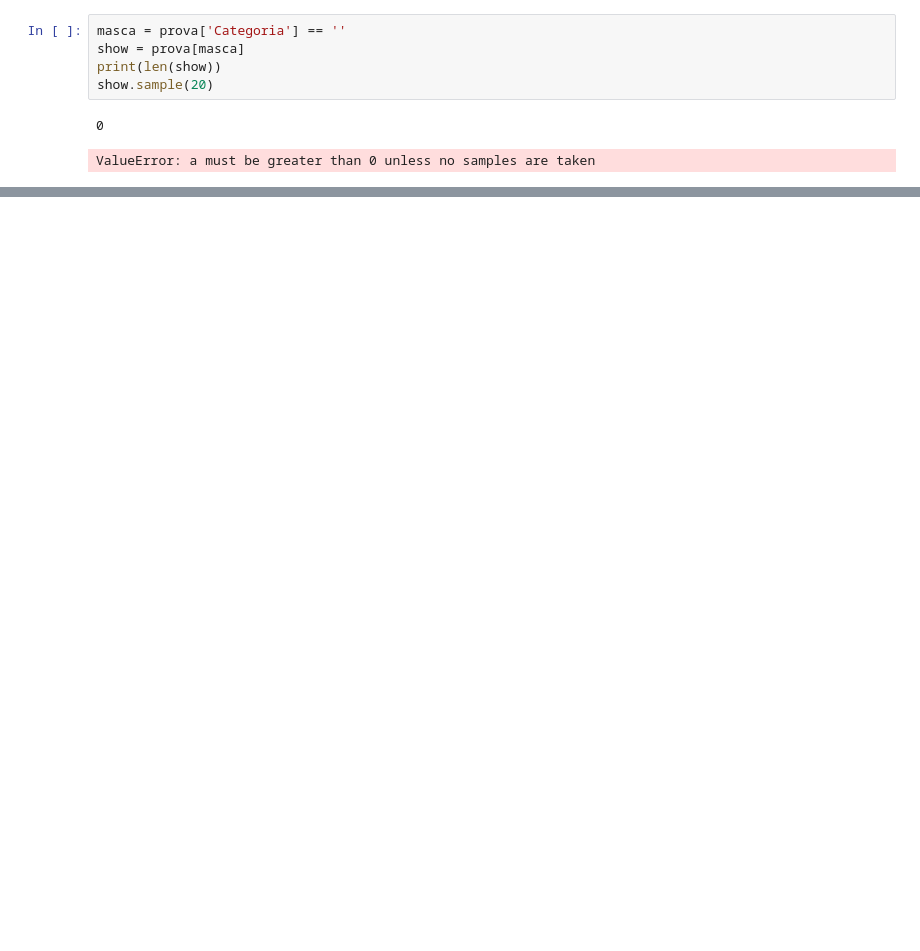
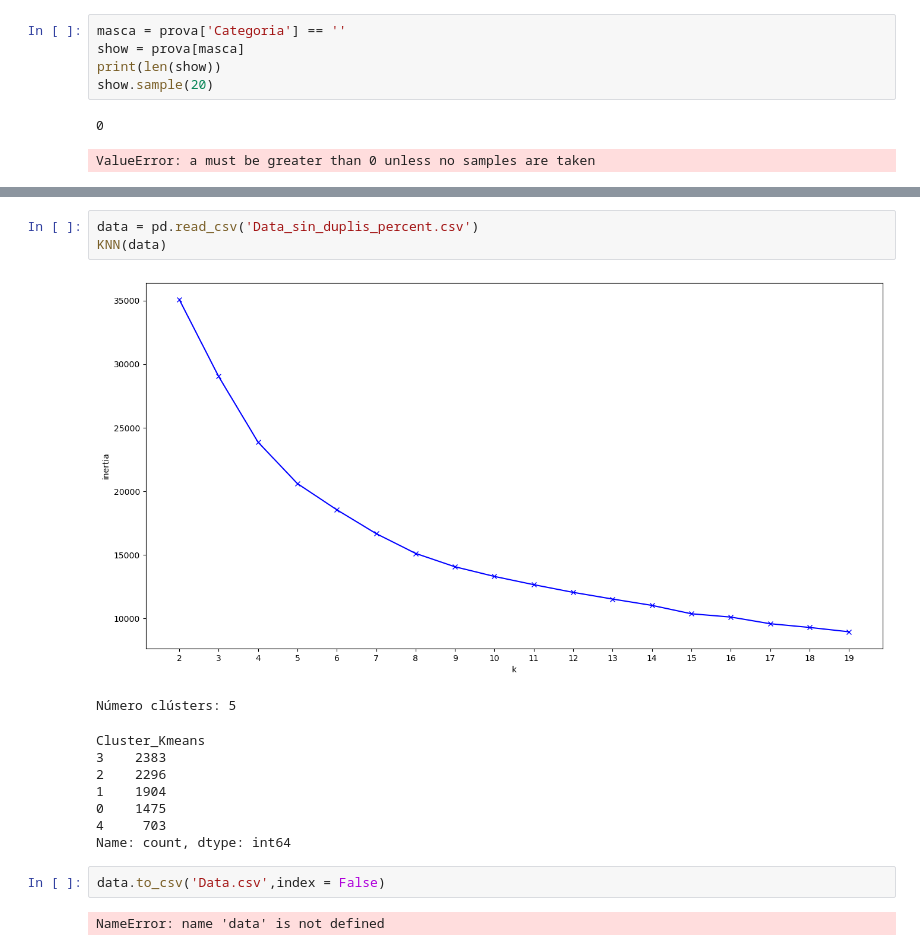
Before and after one commit to ToniMorey/lab-1, a Jupyter notebook: The LAST DANCE/Dataset/Notebook SUCIA.ipynb, the cells around one changed output, grey strips where cells are left out. Cells and saved outputs as stored; diff of their text form; blank space fills up the shorter version.

```diff
--- a/The LAST DANCE/Dataset/Notebook SUCIA.ipynb
+++ b/The LAST DANCE/Dataset/Notebook SUCIA.ipynb
@@ -2104,0 +2310,17 @@ ValueError: a must be greater than 0 unless no samples are taken
+# %%
+data = pd.read_csv('Data_sin_duplis_percent.csv')
+KNN(data)
+# %% [output]
+[figure, added]
+Número clústers: 5
+Cluster_Kmeans
+3    2383
+2    2296
+1    1904
+0    1475
+4     703
+Name: count, dtype: int64
+# %%
+data.to_csv('Data.csv',index = False)
+# %% [output]
+NameError: name 'data' is not defined
```
Also changed, not shown: parts of 15 cells of this notebook.
